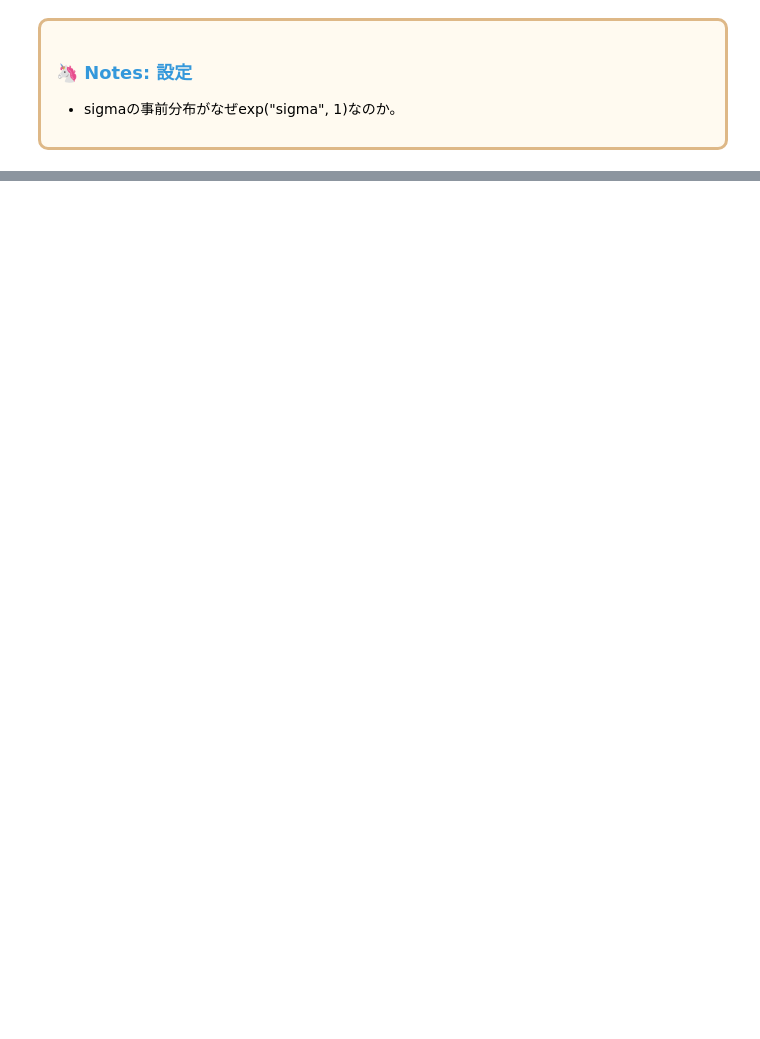
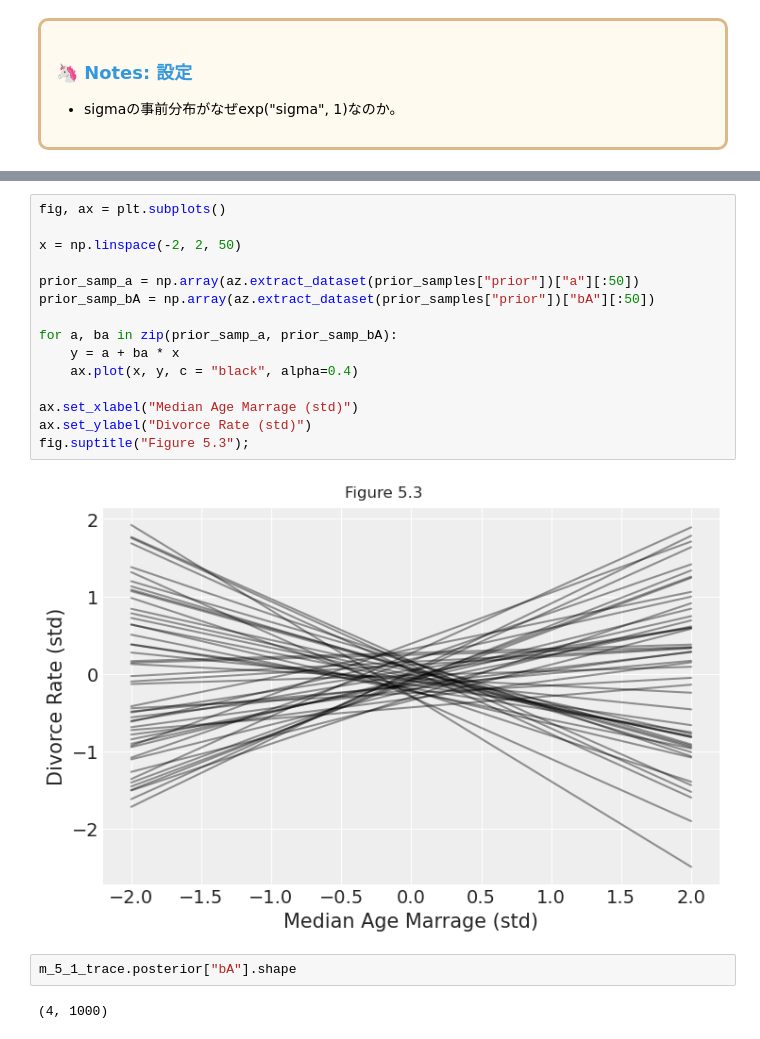
Before and after one commit to styuk/Bayes-Python, a Jupyter notebook: chapter5/chapter5.ipynb, the cells around one changed output, grey strips where cells are left out. Cells and saved outputs as stored; diff of their text form; blank space fills up the shorter version.

```diff
--- a/chapter5/chapter5.ipynb
+++ b/chapter5/chapter5.ipynb
@@ -125,0 +134,21 @@ Sampling 4 chains for 1_000 tune and 1_000 draw iterations (4_000 + 4_000 draws
+# %%
+fig, ax = plt.subplots()
+
+x = np.linspace(-2, 2, 50)
+
+prior_samp_a = np.array(az.extract_dataset(prior_samples["prior"])["a"][:50])
+prior_samp_bA = np.array(az.extract_dataset(prior_samples["prior"])["bA"][:50])
+
+for a, ba in zip(prior_samp_a, prior_samp_bA):
+    y = a + ba * x
+    ax.plot(x, y, c = "black", alpha=0.4)
+
+ax.set_xlabel("Median Age Marrage (std)")
+ax.set_ylabel("Divorce Rate (std)")
+fig.suptitle("Figure 5.3");
+# %% [output]
+[figure, added]
+# %%
+m_5_1_trace.posterior["bA"].shape
+# %% [output]
+(4, 1000)
```
Also changed, not shown: parts of 16 cells of this notebook.
